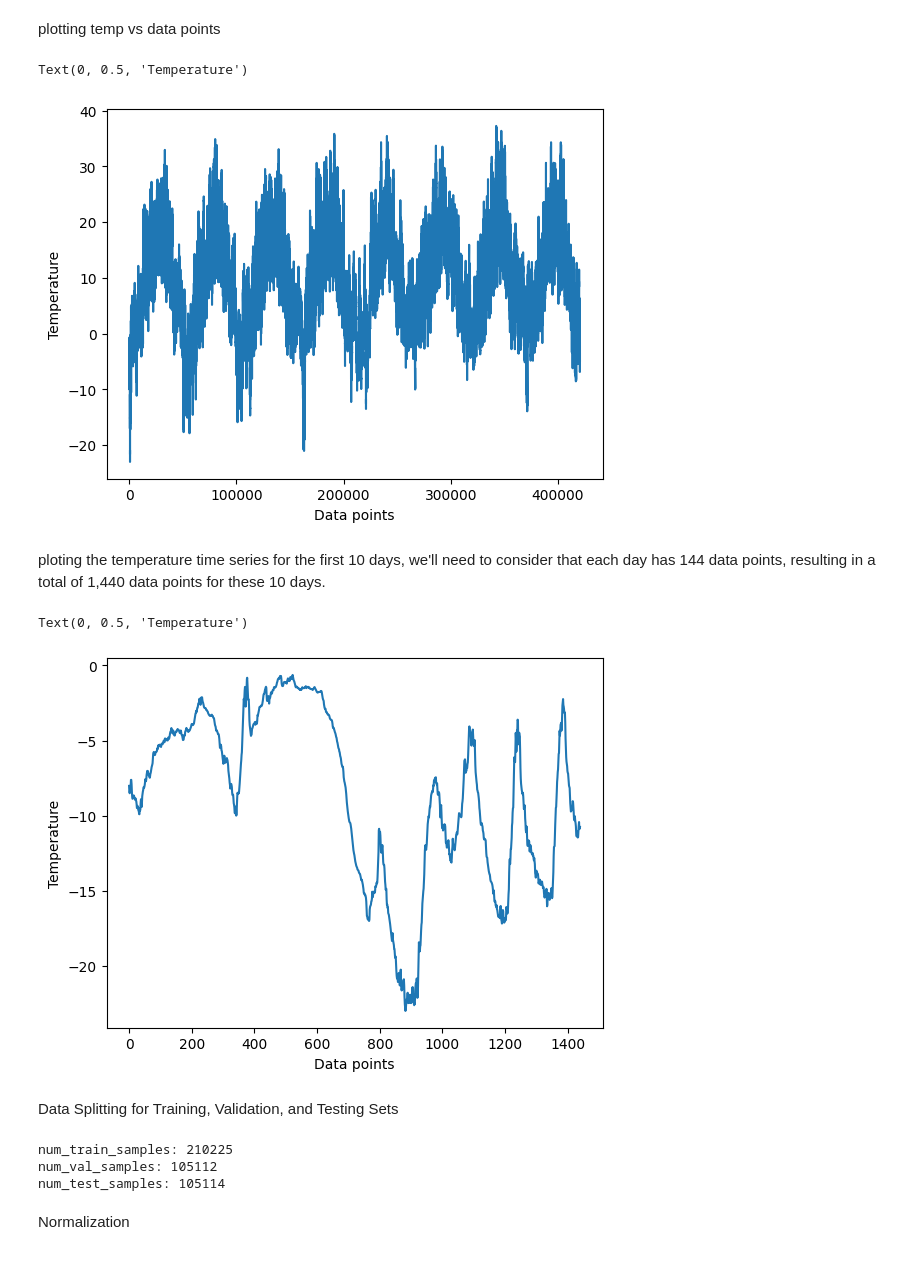
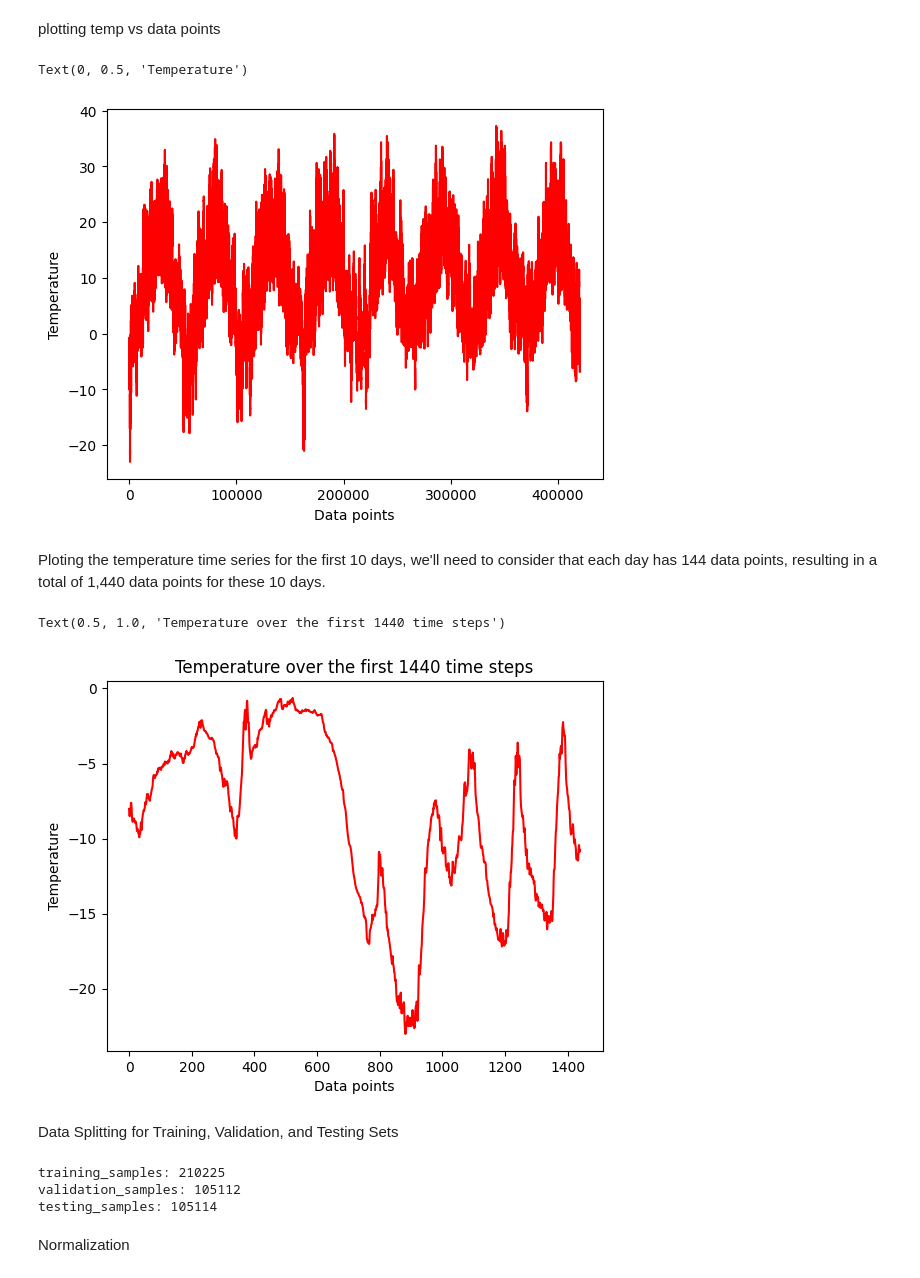
Before and after one commit to VJ627/FML, a Jupyter notebook: Vjammula_Assignment3.ipynb, the cells around one changed output. Drawn from its saved outputs; the diff is of its cells as text; code cells hidden in the pictures.

```diff
--- a/Vjammula_Assignment3.ipynb
+++ b/Vjammula_Assignment3.ipynb
@@ -72,44 +53,49 @@ Number of rows: 420451
 Preprocess Jena climate CSV file for further processing using NumPy arrays
 # %%
 import numpy as np
-temperature = np.zeros((len(lines),))
-raw_data = np.zeros((len(lines), len(header) - 1))
-for i, line in enumerate(lines):
+
+temperature = []
+raw_data = []
+for line in lines:
     values = [float(x) for x in line.split(",")[1:]]
-    temperature[i] = values[1]
-    raw_data[i, :] = values[:]
+    temperature.append(values[1])
+    raw_data.append(values[:])
+
+temperature = np.array(temperature)
+raw_data = np.array(raw_data)
 # %% [markdown]
 plotting temp vs data points
 # %%
 from matplotlib import pyplot as plt
-plt.plot(range(len(temperature)), temperature)
+plt.plot(range(len(temperature)), temperature, color= 'red')
 plt.xlabel('Data points')
 plt.ylabel('Temperature')
 # %% [output]
 Text(0, 0.5, 'Temperature')
-[figure, old version]
+[figure, new version]
 # %% [markdown]
-ploting the temperature time series for the first 10 days, we'll need to consider that each day has 144 data points, resulting in a total of 1,440 data points for these 10 days.
+Ploting the temperature time series for the first 10 days, we'll need to consider that each day has 144 data points, resulting in a total of 1,440 data points for these 10 days.
 # %%
-plt.plot(range(1440), temperature[:1440])
+plt.plot(range(1440), temperature[:1440] , color= 'red')
 plt.xlabel('Data points')
 plt.ylabel('Temperature')
+plt.title("Temperature over the first 1440 time steps")
 # %% [output]
-Text(0, 0.5, 'Temperature')
+Text(0.5, 1.0, 'Temperature over the first 1440 time steps')
-[figure, old version]
+[figure, new version]
 # %% [markdown]
 Data Splitting for Training, Validation, and Testing Sets
 # %%
-num_train_samples = int(0.5 * len(raw_data))
-num_val_samples = int(0.25 * len(raw_data))
-num_test_samples = len(raw_data) - num_train_samples - num_val_samples
-print("num_train_samples:", num_train_samples)
-print("num_val_samples:", num_val_samples)
-print("num_test_samples:", num_test_samples)
+training_samples = int(0.5 * len(raw_data))
+validation_samples = int(0.25 * len(raw_data))
+testing_samples = len(raw_data) - training_samples - validation_samples
+print("training_samples:", training_samples)
+print("validation_samples:", validation_samples)
+print("testing_samples:", testing_samples)
 # %% [output]
-num_train_samples: 210225
-num_val_samples: 105112
-num_test_samples: 105114
+training_samples: 210225
+validation_samples: 105112
+testing_samples: 105114
 # %% [markdown]
 Normalization
 # %%
```
Also changed, not shown: parts of 36 cells of this notebook.
